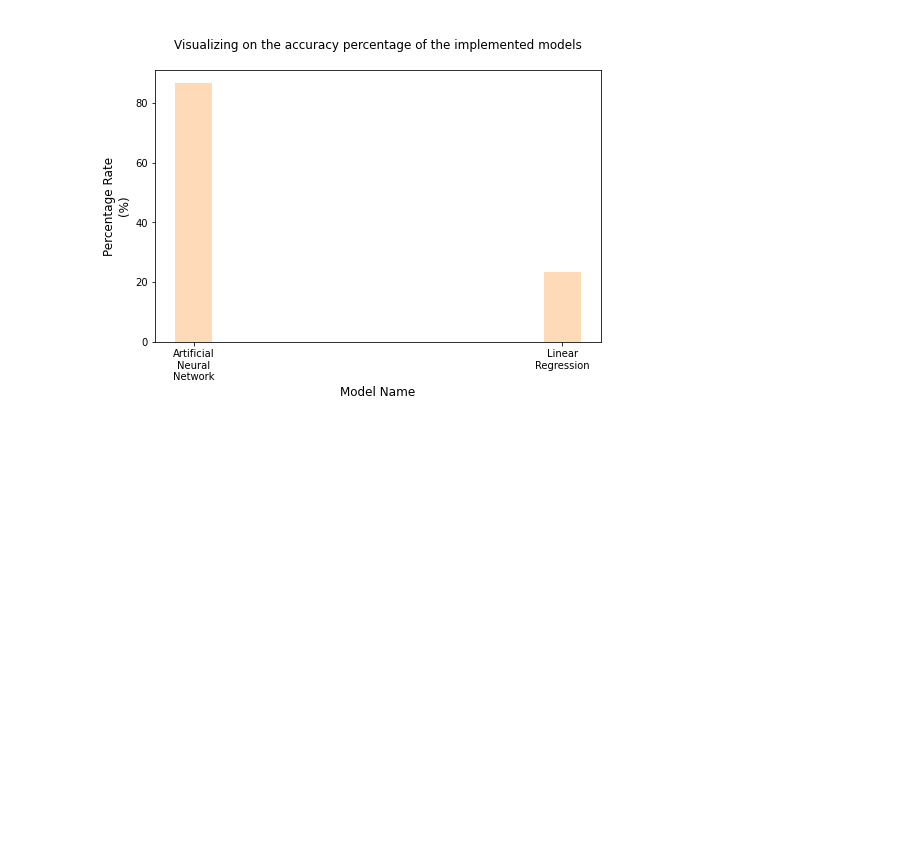
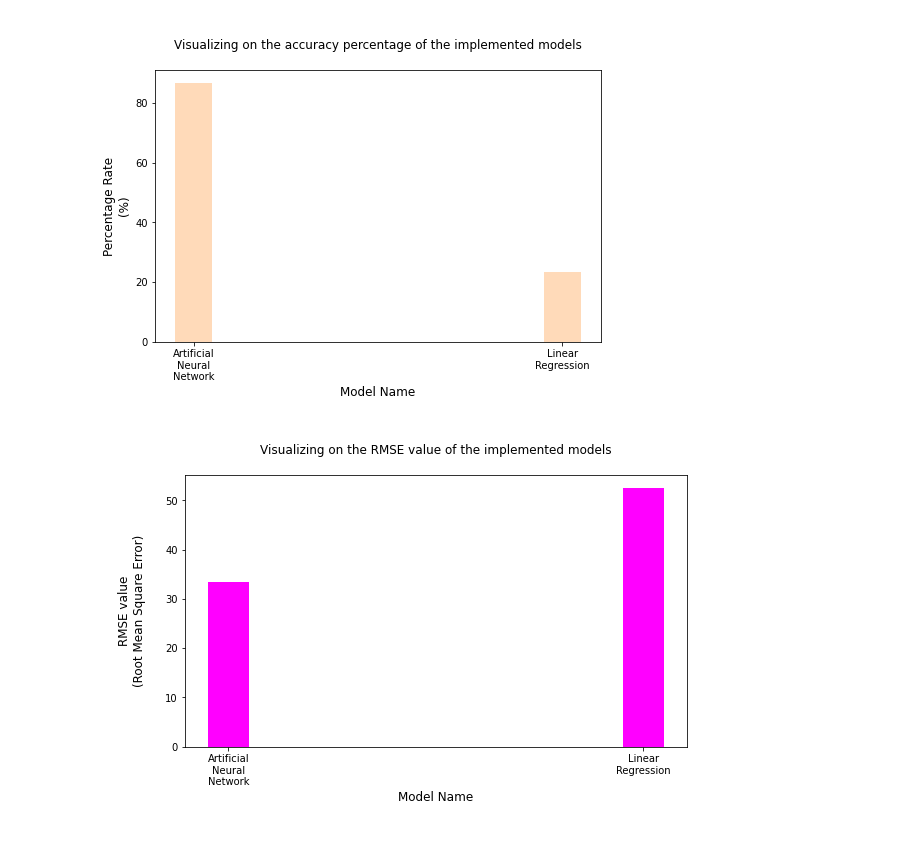
Before and after one commit to MizanMustakim/Big_data_movie_project, a Jupyter notebook: Big_data_assignment_project_covid.ipynb, the cells around one changed output. Cells and saved outputs as stored; diff of their text form; code cells hidden in the pictures; blank space fills up the shorter version.

```diff
--- a/Big_data_assignment_project_covid.ipynb
+++ b/Big_data_assignment_project_covid.ipynb
@@ -737,3 +737,16 @@ plt.title("\nVisualizing on the accuracy percentage of the implemented models\n"
 plt.show()
 # %% [output]
 [figure]
+# %%
+plt.figure(figsize=(9,5))
+
+model_name = ["Artificial\nNeural\nNetwork", "Linear\nRegression"]
+acc_list = [rmse_ANN, rmse_LR]
+
+plt.bar(model_name, acc_list, width=0.1, color= "magenta")
+plt.xlabel("Model Name\n", fontsize=12)
+plt.ylabel("\nRMSE value\n(Root Mean Square Error)\n", fontsize=12)
+plt.title("\nVisualizing on the RMSE value of the implemented models\n", fontsize=12)
+plt.show()
+# %% [output]
+[figure, added]
```
